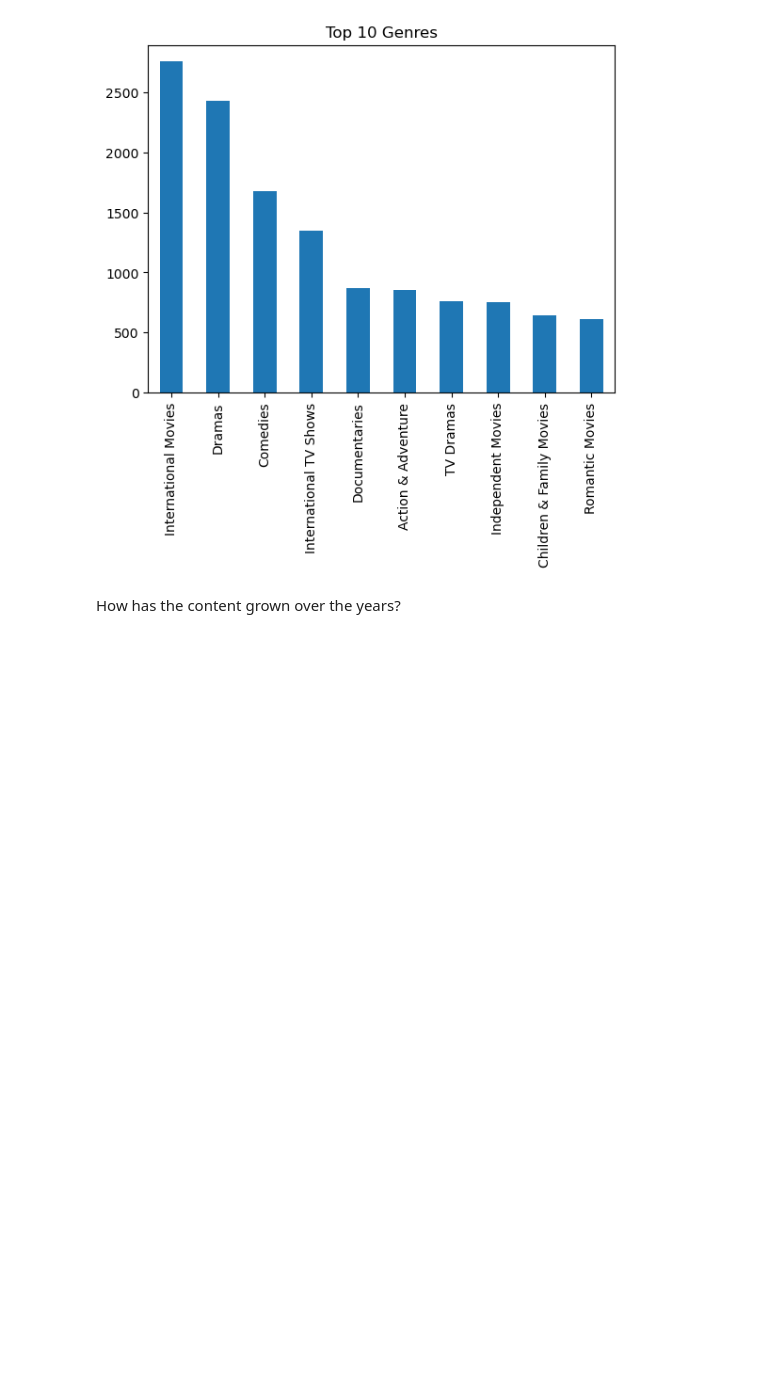
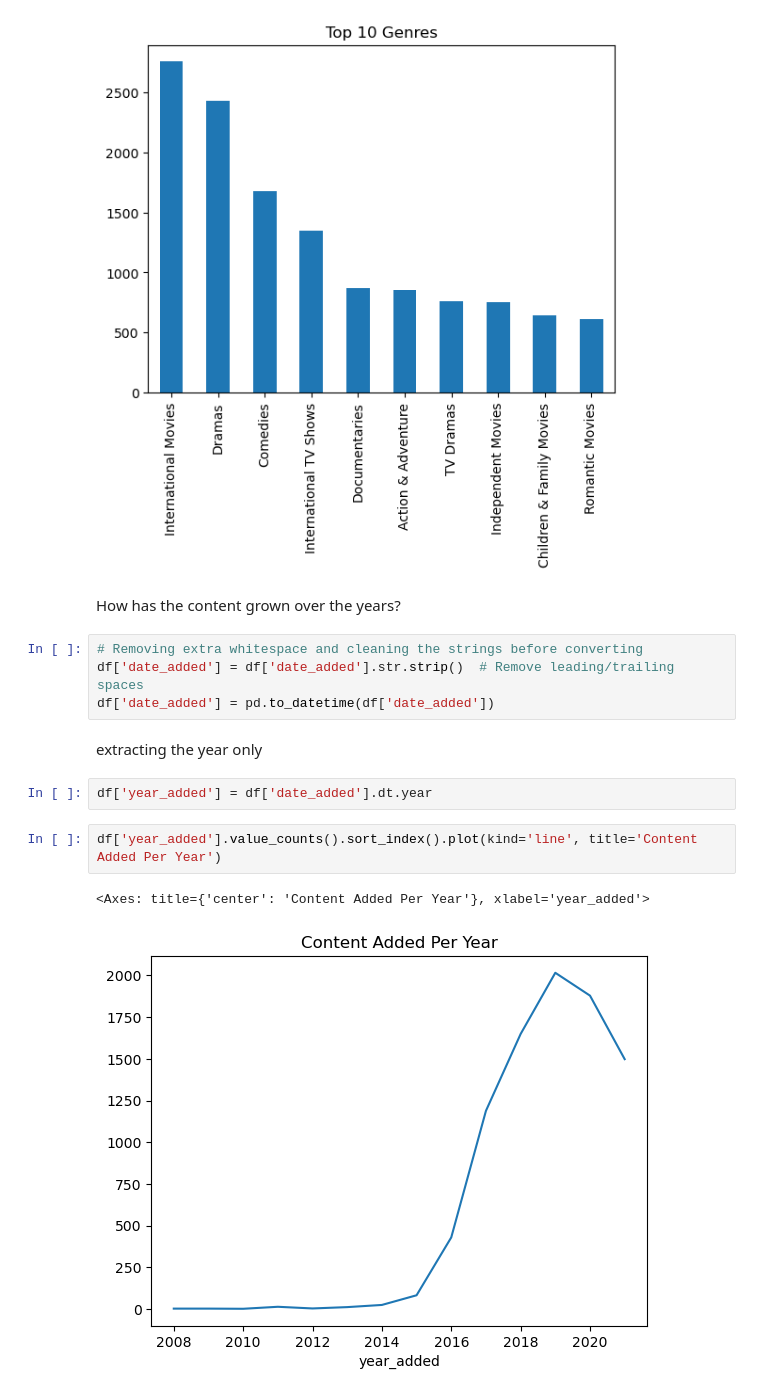
Before and after one commit to usha49/Netflix-data-analysis, a Jupyter notebook: cleaning.ipynb, the cells around one changed output. Cells and saved outputs as stored; diff of their text form; blank space fills up the shorter version.

```diff
--- a/cleaning.ipynb
+++ b/cleaning.ipynb
@@ -117,3 +119,16 @@ pd.Series(genre_count).nlargest(10).plot(kind='bar', title='Top 10 Genres')
 [figure]
 # %% [markdown]
 How has the content grown over the years?
+# %%
+# Removing extra whitespace and cleaning the strings before converting
+df['date_added'] = df['date_added'].str.strip()  # Remove leading/trailing spaces
+df['date_added'] = pd.to_datetime(df['date_added'])
+# %% [markdown]
+extracting the year only
+# %%
+df['year_added'] = df['date_added'].dt.year
+# %%
+df['year_added'].value_counts().sort_index().plot(kind='line', title='Content Added Per Year')
+# %% [output]
+<Axes: title={'center': 'Content Added Per Year'}, xlabel='year_added'>
+[figure, added]
```
Also changed, not shown: parts of 2 cells of this notebook.
